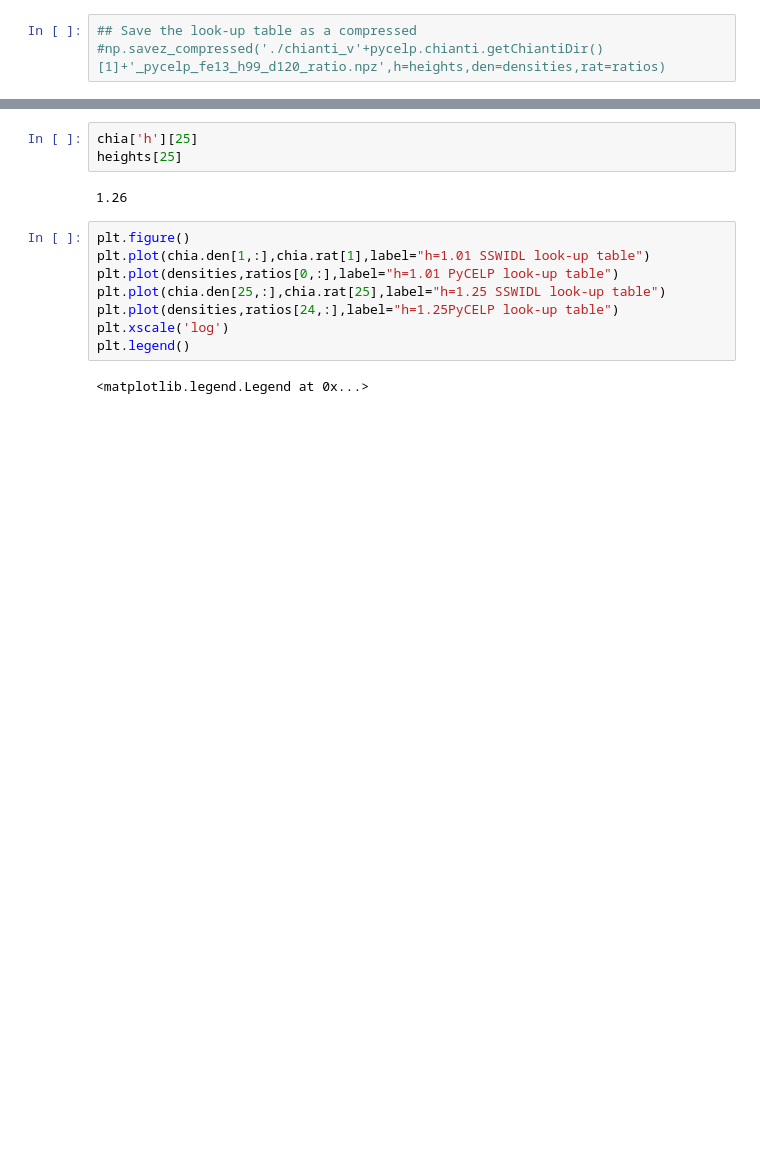
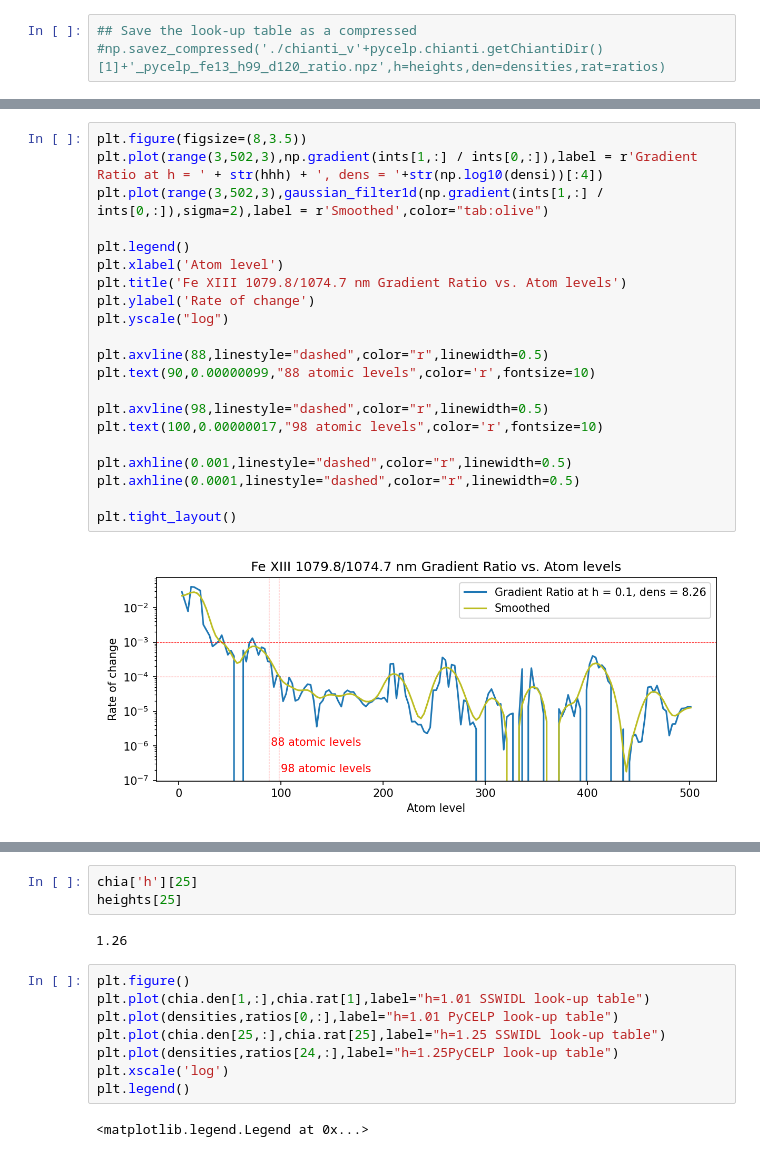
Before and after one commit to arparaschiv/FeXIII-coronal-density, a Jupyter notebook: PyCELP_generate_lookup.ipynb, the cells around one changed output, grey strips where cells are left out. Saved outputs shown, nothing was run; the diff lists cells and outputs as text; blank space fills up the shorter version.

```diff
--- a/PyCELP_generate_lookup.ipynb
+++ b/PyCELP_generate_lookup.ipynb
@@ -257,0 +306,23 @@ Text(0, 0.5, 'Ratio [relative line photon units]')
+# %%
+plt.figure(figsize=(8,3.5))
+plt.plot(range(3,502,3),np.gradient(ints[1,:] / ints[0,:]),label = r'Gradient Ratio at h = ' + str(hhh) + ', dens = '+str(np.log10(densi))[:4])
+plt.plot(range(3,502,3),gaussian_filter1d(np.gradient(ints[1,:] / ints[0,:]),sigma=2),label = r'Smoothed',color="tab:olive")
+
+plt.legend()
+plt.xlabel('Atom level')
+plt.title('Fe XIII 1079.8/1074.7 nm Gradient Ratio vs. Atom levels')
+plt.ylabel('Rate of change')
+plt.yscale("log")
+
+plt.axvline(88,linestyle="dashed",color="r",linewidth=0.5)
+plt.text(90,0.00000099,"88 atomic levels",color='r',fontsize=10)
+
+plt.axvline(98,linestyle="dashed",color="r",linewidth=0.5)
+plt.text(100,0.00000017,"98 atomic levels",color='r',fontsize=10)
+
+plt.axhline(0.001,linestyle="dashed",color="r",linewidth=0.5)
+plt.axhline(0.0001,linestyle="dashed",color="r",linewidth=0.5)
+
+plt.tight_layout()
+# %% [output]
+[figure, added]
```
Also changed, not shown: parts of 23 cells of this notebook, 2 other files.
